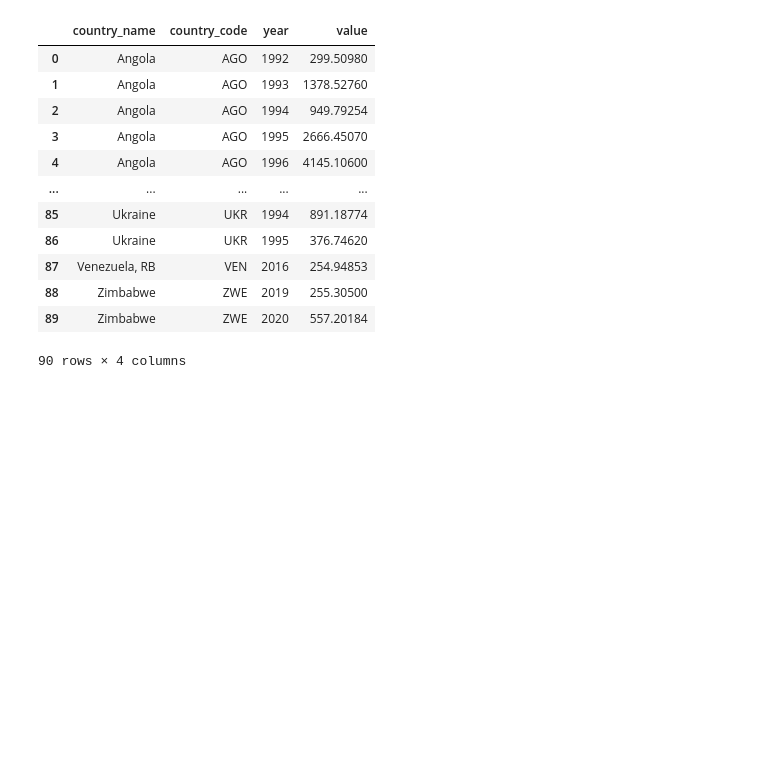
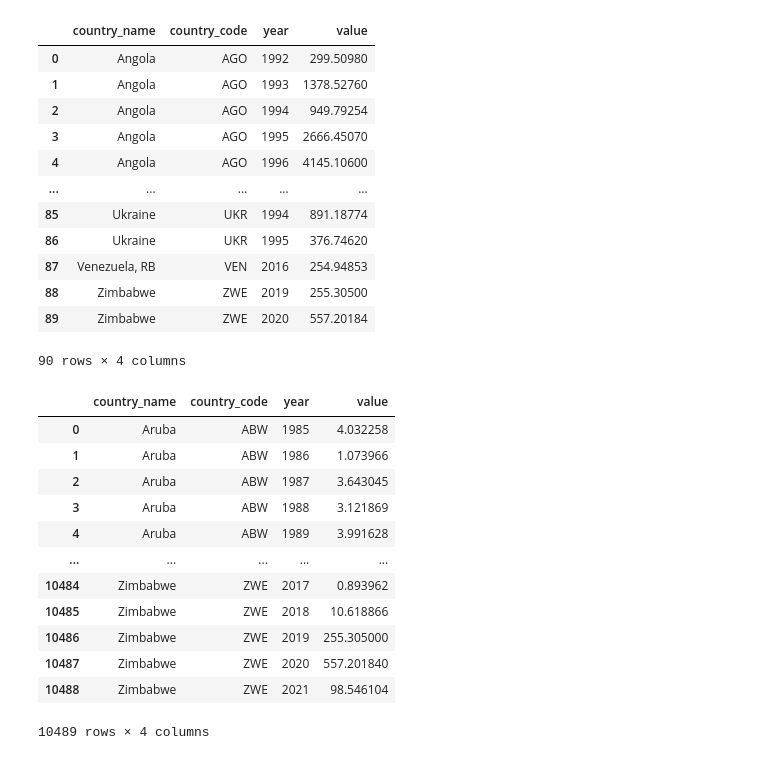
Before and after one commit to utkusarioglu/data-workshop, a Jupyter notebook: src/inflation.ipynb, the cells around one changed output. Drawn from its saved outputs; the diff is of its cells as text; code cells hidden in the pictures; blank space fills up the shorter version.

Commit message:
Feat: Small modifications in inflation data

```diff
--- a/src/inflation.ipynb
+++ b/src/inflation.ipynb
@@ -232,3 +232,30 @@ view
 | 88 | Zimbabwe | ZWE | 2019 | 255.30500 |
 | 89 | Zimbabwe | ZWE | 2020 | 557.20184 |
 90 rows × 4 columns
+# %%
+all_raw = db.query("""
+    SELECT
+        "country_name",
+        "country_code",
+        "year",
+        "value"
+    FROM inflation.country_list c
+    JOIN
+        inflation.inflation_data d ON c.id = d.country_id
+    ;
+""")
+all_raw
+# %% [output]
+|  | country_name | country_code | year | value |
+| 0 | Aruba | ABW | 1985 | 4.032258 |
+| 1 | Aruba | ABW | 1986 | 1.073966 |
+| 2 | Aruba | ABW | 1987 | 3.643045 |
+| 3 | Aruba | ABW | 1988 | 3.121869 |
+| 4 | Aruba | ABW | 1989 | 3.991628 |
+| ... | ... | ... | ... | ... |
+| 10484 | Zimbabwe | ZWE | 2017 | 0.893962 |
+| 10485 | Zimbabwe | ZWE | 2018 | 10.618866 |
+| 10486 | Zimbabwe | ZWE | 2019 | 255.305000 |
+| 10487 | Zimbabwe | ZWE | 2020 | 557.201840 |
+| 10488 | Zimbabwe | ZWE | 2021 | 98.546104 |
+10489 rows × 4 columns
```
Also changed, not shown: parts of 5 cells of this notebook, 5 other files.
